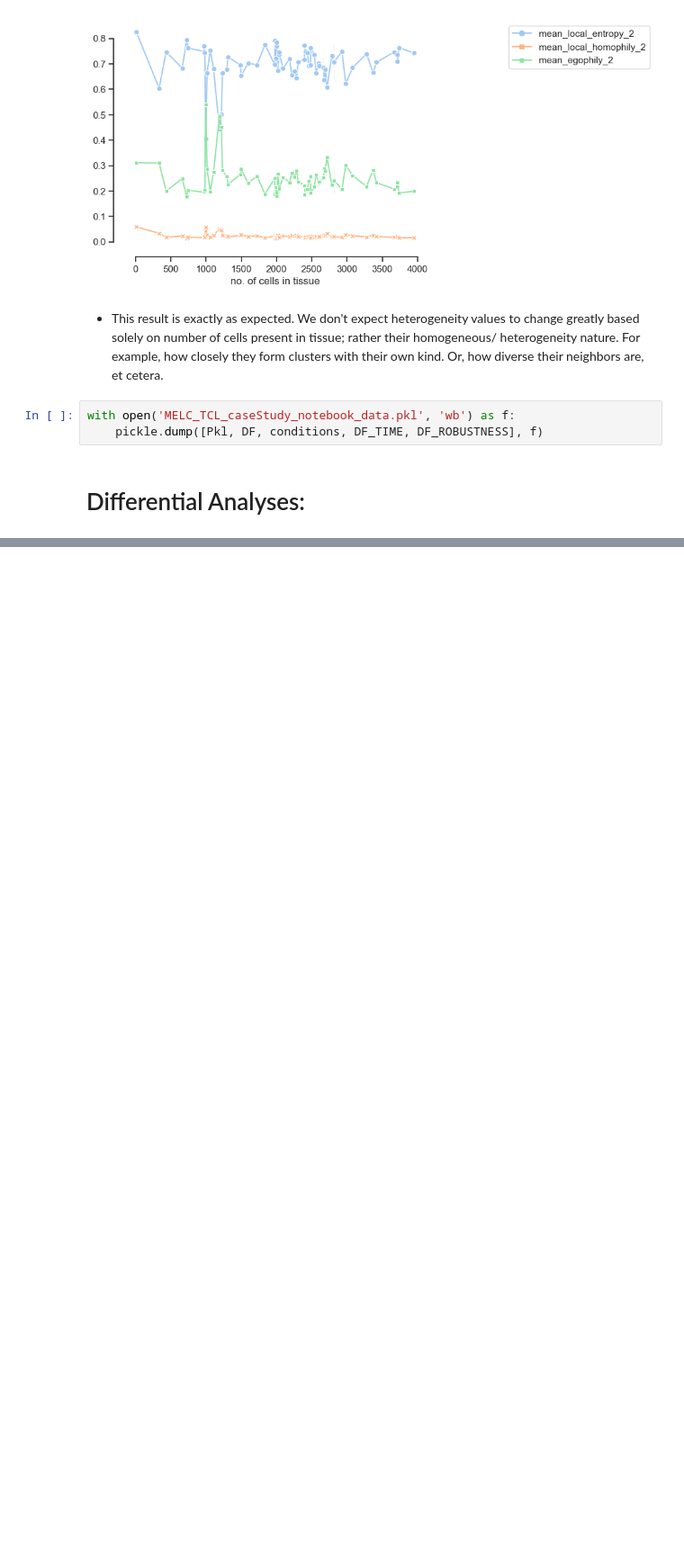
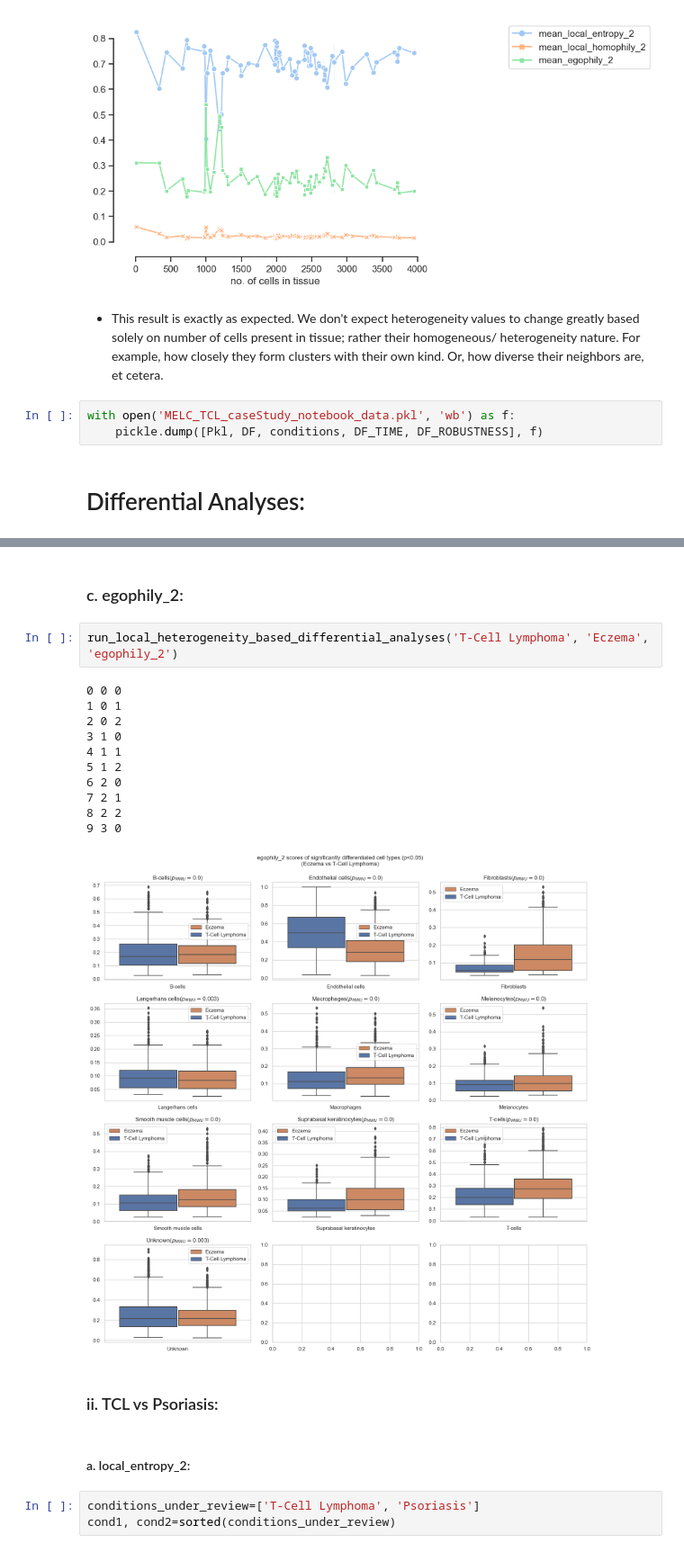
Before and after one commit to bionetslab/SHouT, a Jupyter notebook: MELC_TCL_caseStudy.ipynb, the cells around one changed output, grey strips where cells are left out. Shown at 90% size. Cells and saved outputs as stored; diff of their text form; blank space fills up the shorter version.

```diff
--- a/MELC_TCL_caseStudy.ipynb
+++ b/MELC_TCL_caseStudy.ipynb
@@ -266,0 +520,23 @@ with open('MELC_TCL_caseStudy_notebook_data.pkl', 'wb') as f:
+# %% [markdown]
+### c. egophily_2:
+# %%
+run_local_heterogeneity_based_differential_analyses('T-Cell Lymphoma', 'Eczema', 'egophily_2')
+# %% [output]
+0 0 0
+1 0 1
+2 0 2
+3 1 0
+4 1 1
+5 1 2
+6 2 0
+7 2 1
+8 2 2
+9 3 0
+[figure, added]
+# %% [markdown]
+### ii. TCL vs Psoriasis:
+# %% [markdown]
+#### a. local_entropy_2:
+# %%
+conditions_under_review=['T-Cell Lymphoma', 'Psoriasis']
+cond1, cond2=sorted(conditions_under_review)
```
Also changed, not shown: parts of 23 cells of this notebook, 11 other files.
